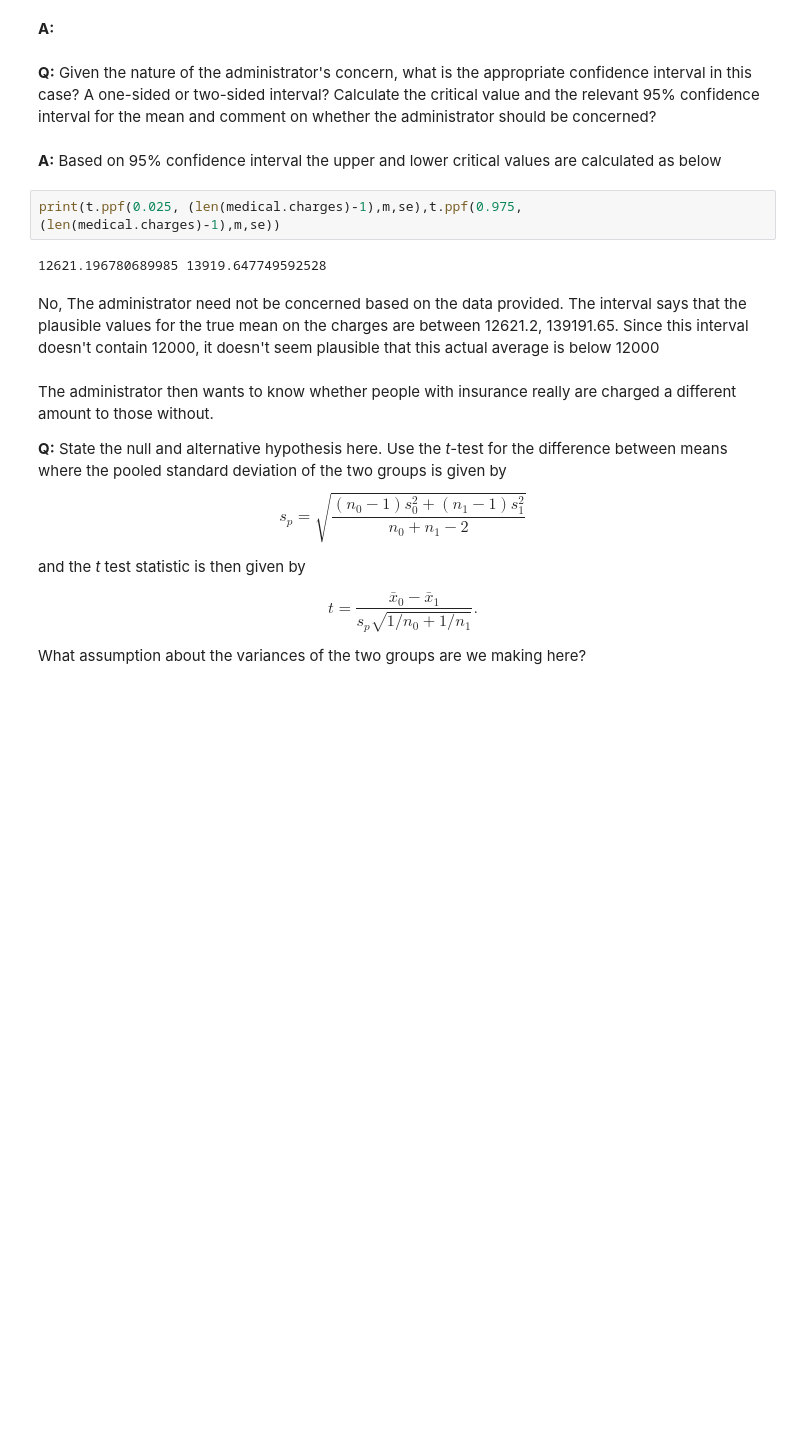
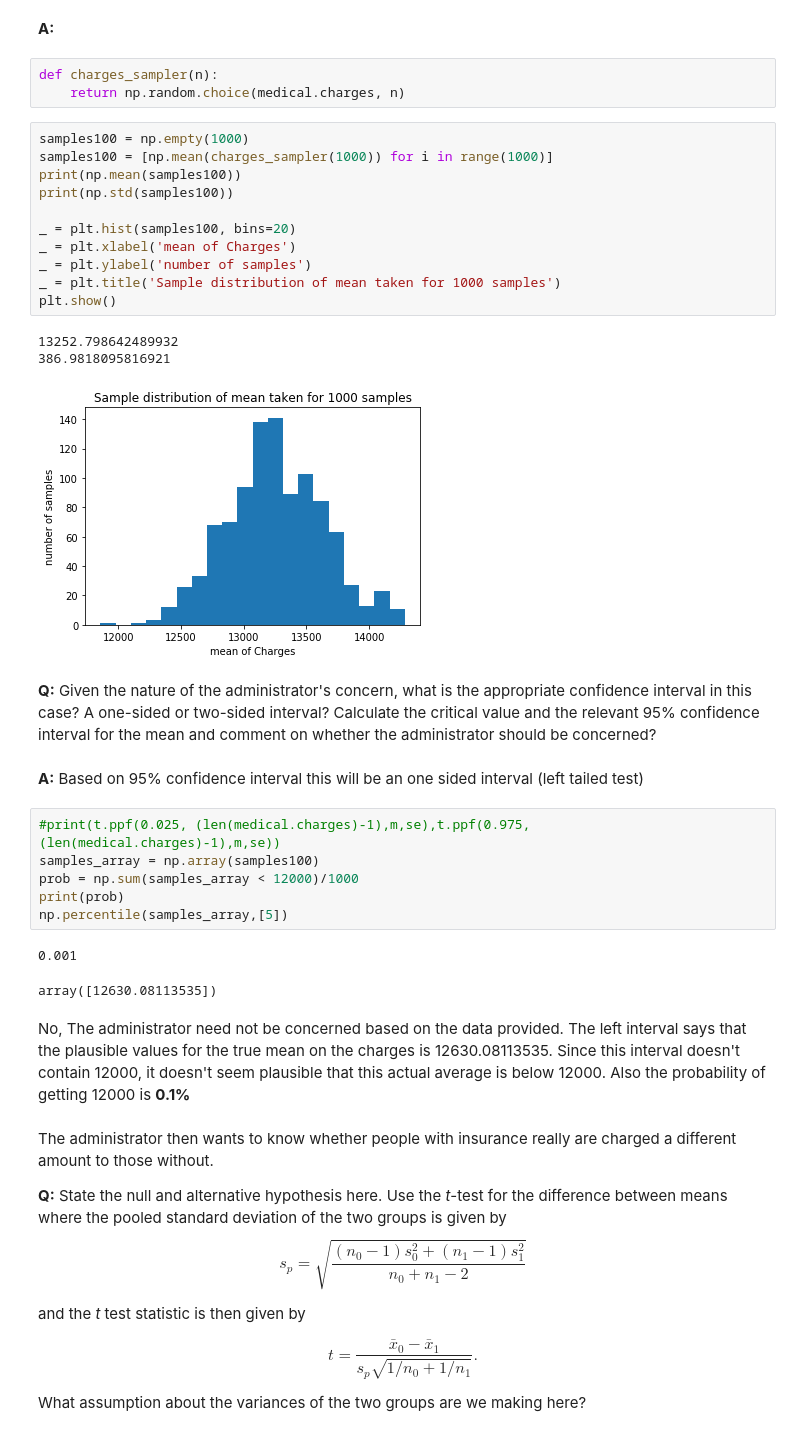
Before and after one commit to kishan9907/Mini-Projects, a Jupyter notebook: Inferential Statistic/inferential_statistics_1b-Q6.25.ipynb, the cells around one changed output. Cells and saved outputs as stored; diff of their text form; blank space fills up the shorter version.

```diff
--- a/Inferential Statistic/inferential_statistics_1b-Q6.25.ipynb
+++ b/Inferential Statistic/inferential_statistics_1b-Q6.25.ipynb
@@ -76,16 +76,39 @@ mean: 13270.422265141257 std: 12105.484975561605
 __Q:__ The administrator is concerned that the actual average charge has fallen below 12000, threatening the hospital's operational model. On the assumption that these data represent a random sample of charges, how would you justify that these data allow you to answer that question? And what would be the most appropriate frequentist test, of the ones discussed so far, to apply?
 # %% [markdown]
 __A:__
+# %%
+def charges_sampler(n):
+    return np.random.choice(medical.charges, n)
+# %%
+samples100 = np.empty(1000)
+samples100 = [np.mean(charges_sampler(1000)) for i in range(1000)]
+print(np.mean(samples100))
+print(np.std(samples100))
+
+_ = plt.hist(samples100, bins=20)
+_ = plt.xlabel('mean of Charges')
+_ = plt.ylabel('number of samples')
+_ = plt.title('Sample distribution of mean taken for 1000 samples')
+plt.show()
+# %% [output]
+13252.798642489932
+386.9818095816921
+[figure, added]
 # %% [markdown]
 __Q:__ Given the nature of the administrator's concern, what is the appropriate confidence interval in this case? A one-sided or two-sided interval? Calculate the critical value and the relevant 95% confidence interval for the mean and comment on whether the administrator should be concerned?
-# %% [markdown]
-__A:__ Based on 95% confidence interval the upper and lower critical values are calculated as below
+# %% [markdown]
+__A:__ Based on 95% confidence interval this will be an one sided interval (left tailed test)
 # %%
-print(t.ppf(0.025, (len(medical.charges)-1),m,se),t.ppf(0.975, (len(medical.charges)-1),m,se))
+#print(t.ppf(0.025, (len(medical.charges)-1),m,se),t.ppf(0.975, (len(medical.charges)-1),m,se))
+samples_array = np.array(samples100)
+prob = np.sum(samples_array < 12000)/1000
+print(prob)
+np.percentile(samples_array,[5])
 # %% [output]
-12621.196780689985 13919.647749592528
+0.001
+array([12630.08113535])
 # %% [markdown]
-No, The administrator need not be concerned based on the data provided. The interval says that the plausible values for the true mean on the charges are between 12621.2, 139191.65. Since this interval doesn't contain 12000, it doesn't seem plausible that this actual average is below 12000
+No, The administrator need not be concerned based on the data provided. The left interval says that the plausible values for the true mean on the charges is 12630.08113535. Since this interval doesn't contain 12000, it doesn't seem plausible that this actual average is below 12000. Also the probability of getting 12000 is __0.1%__
 # %% [markdown]
 The administrator then wants to know whether people with insurance really are charged a different amount to those without.
 
```
Also changed, not shown: parts of 8 cells of this notebook.
